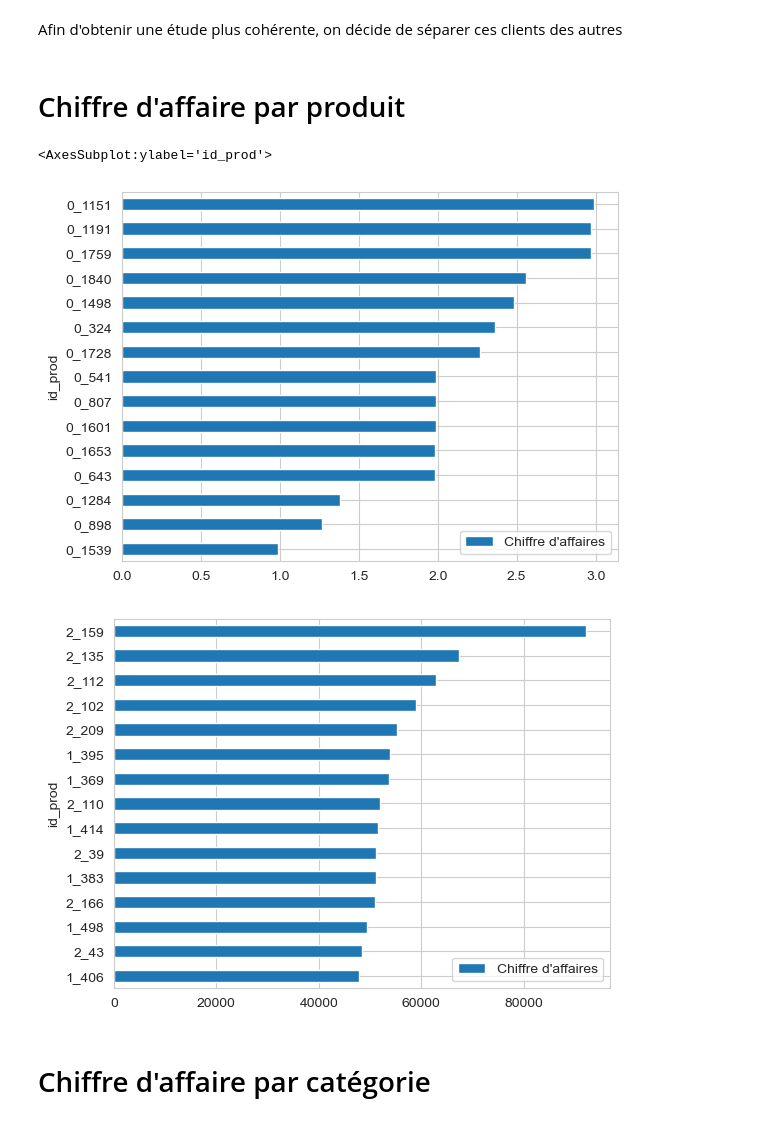
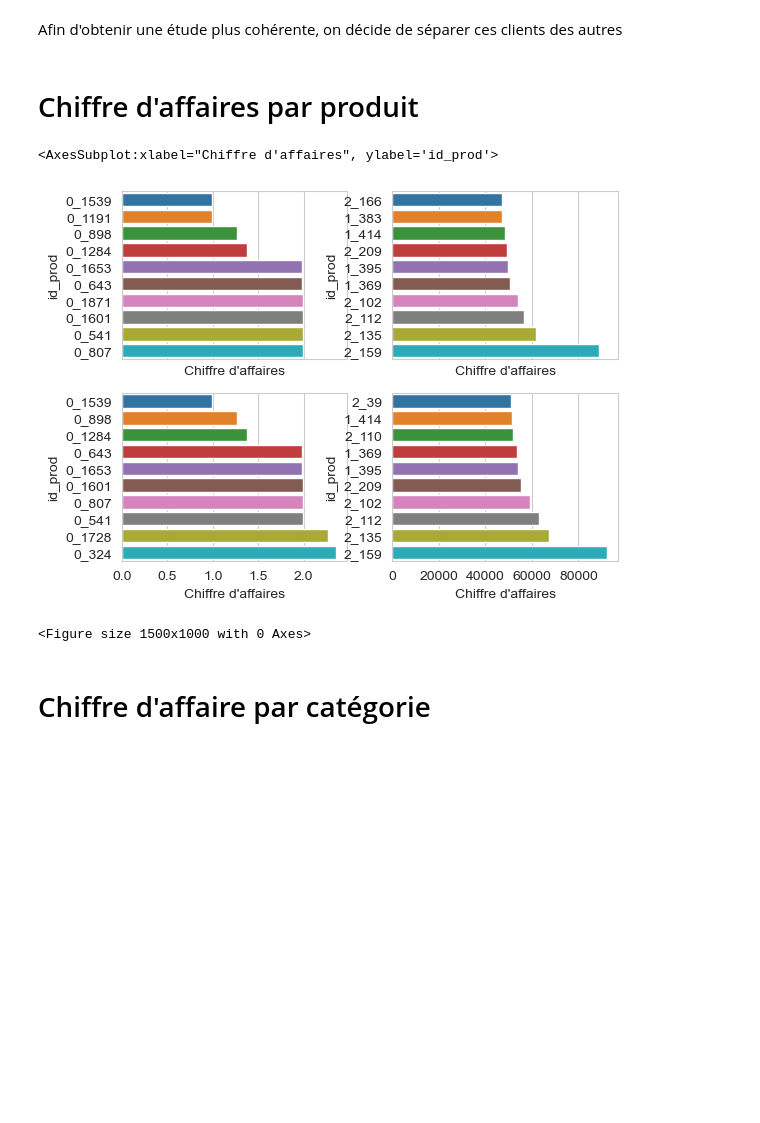
Before and after one commit to Sumoka14/Projet-n-6, a Jupyter notebook: Projet n°6.ipynb, the cells around one changed output. Saved outputs shown, nothing was run; the diff lists cells and outputs as text; code cells hidden in the pictures; blank space fills up the shorter version.

Commit message:
Graphique produits les plus/moins rentables

```diff
--- a/Projet n°6.ipynb
+++ b/Projet n°6.ipynb
@@ -438,24 +444,39 @@ Afin d'obtenir une étude plus cohérente, on décide de séparer ces clients de
 tableTotaleNormal = tableTotale[~tableTotale['client_id'].isin(clientAnormal)]
 tableTotaleAnormal = tableTotale[tableTotale['client_id'].isin(clientAnormal)]
 # %% [markdown]
-# Chiffre d'affaire par produit
+# Chiffre d'affaires par produit
-# %%
-# ----------------------------------------------------------------------------------------------------------------------
-# Chiffre d'affaire par produit/catégorie ------------------------------------------------------------------------------
-
-# chiffreAffaireProduit = chiffreAffaire.groupby(['id_prod'],
-# pd.Grouper(key='date', axis=0, freq='M')).sum().rename(columns={"price": "Chiffre d'affaires"})
-
-chiffreAffaireProduit = chiffreAffaire.copy(deep=True)
-chiffreAffaireProduit.set_index('date')
-chiffreAffaireProduit.index = pd.to_datetime(chiffreAffaireProduit.index)
-chiffreAffaireProduit = chiffreAffaireProduit.groupby('id_prod').sum().sort_values(by='price').rename(columns={"price": "Chiffre d'affaires"})
-
-chiffreAffaireProduit.head(15)[['Chiffre d\'affaires']].plot.barh()
-chiffreAffaireProduit.tail(15)[['Chiffre d\'affaires']].plot.barh()
-# %% [output]
-<AxesSubplot:ylabel='id_prod'>
-[figure, removed]
-[figure, removed]
+# %%
+fig5, axs = plt.subplots(2, 2,sharex="col",
+                         gridspec_kw=dict(height_ratios=[1, 1],
+                                          width_ratios=[1, 1]))
+
+plt.figure(figsize=(15,10))
+
+axdN,axgN,axdA,axgA = axs[0,0], axs[0,1], axs[1,0], axs[1,1]
+
+chiffreAffaireProduit = tableTotale.copy(deep=True)
+chiffreAffaireProduit.set_index('date')
+chiffreAffaireProduit.index = pd.to_datetime(chiffreAffaireProduit.index)
+chiffreAffaireProduit = chiffreAffaireProduit.groupby('id_prod').sum().reset_index().sort_values(by='price').rename(columns={"price": "Chiffre d'affaires"})
+
+chiffreAffaireProduitNormal = tableTotaleNormal.copy(deep=True)
+chiffreAffaireProduitNormal.set_index('date')
+chiffreAffaireProduitNormal.index = pd.to_datetime(chiffreAffaireProduitNormal.index)
+chiffreAffaireProduitNormal = chiffreAffaireProduitNormal.groupby('id_prod').sum().reset_index().sort_values(by='price').rename(columns={"price": "Chiffre d'affaires"})
+
+
+sns.barplot(x="Chiffre d'affaires", y="id_prod", data=chiffreAffaireProduit.head(10), label="Total",ax=axdA)
+sns.barplot(x="Chiffre d'affaires", y="id_prod", data=chiffreAffaireProduitNormal.head(10), label="Total",ax=axdN)
+sns.barplot(x="Chiffre d'affaires", y="id_prod", data=chiffreAffaireProduit.tail(10), label="Total",ax=axgA)
+sns.barplot(x="Chiffre d'affaires", y="id_prod", data=chiffreAffaireProduitNormal.tail(10), label="Total",ax=axgN)
+
+"""
+chiffreAffaireProduit.head(15)[['Chiffre d\'affaires']].plot.barh()
+chiffreAffaireProduit.tail(15)[['Chiffre d\'affaires']].plot.barh()
+"""
+# %% [output]
+<AxesSubplot:xlabel="Chiffre d'affaires", ylabel='id_prod'>
+[figure, added]
+<Figure size 1500x1000 with 0 Axes>
 # %% [markdown]
 # Chiffre d'affaire par catégorie
```
Also changed, not shown: parts of 4 cells of this notebook.
